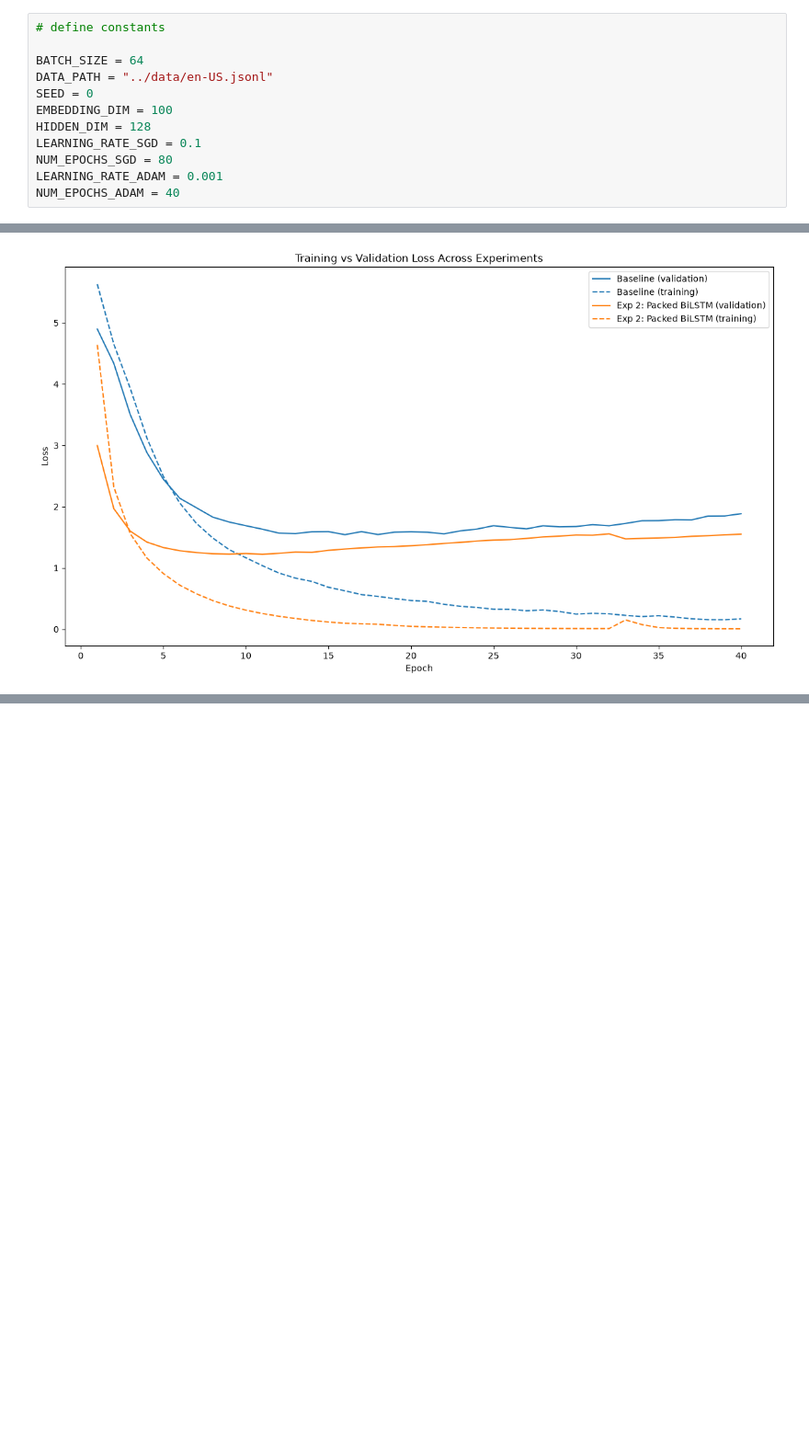
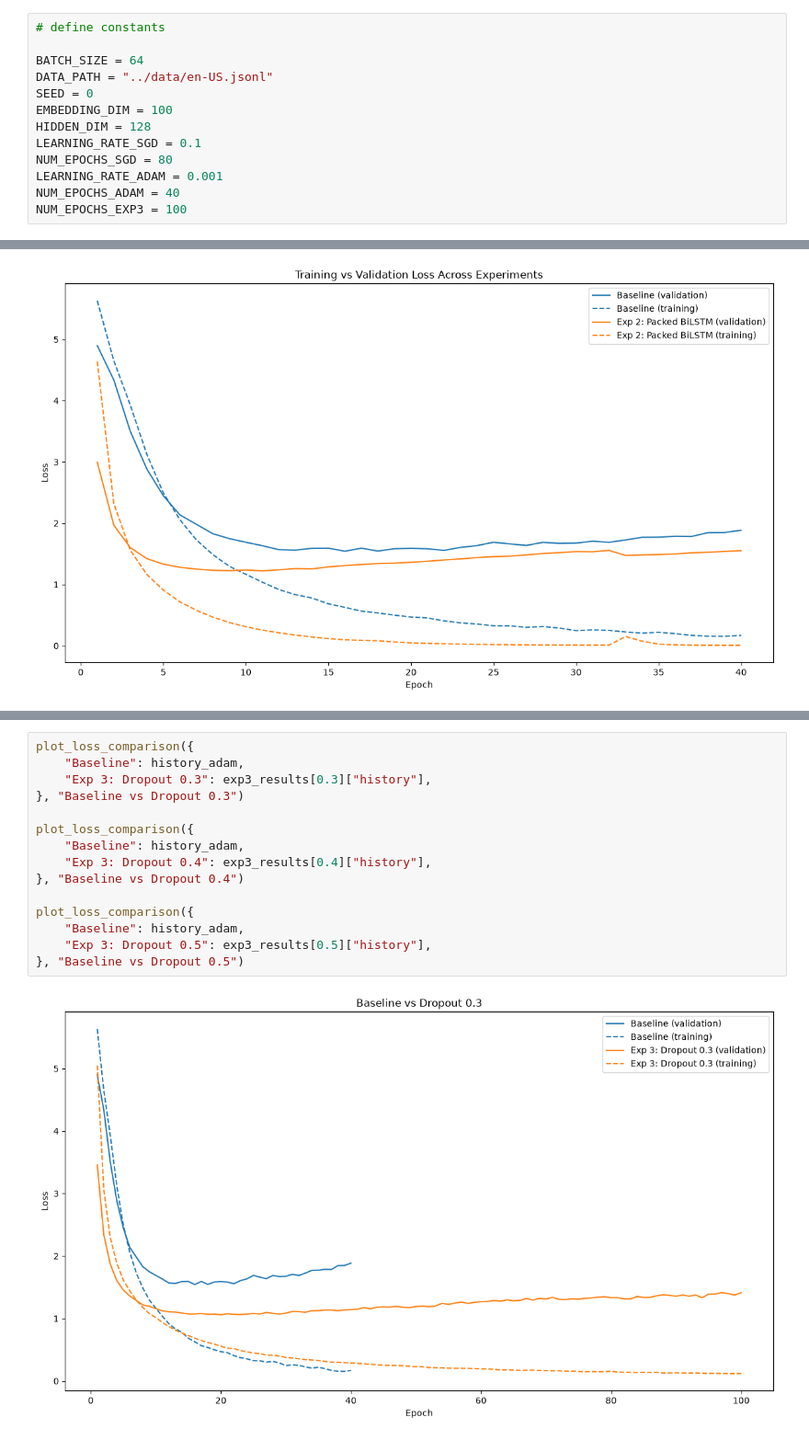
Before and after one commit to thisisadison/MASSIVE-Intent-Slot-NLU, a Jupyter notebook: notebooks/main.ipynb, the cells around one changed output, grey strips where cells are left out. Shown at 92% size. Drawn from its saved outputs; the diff is of its cells as text; blank space fills up the shorter version.

Commit message:
update ai_collaboration with prompt from exp 3, add exp 3 packed bilstm with dropout

```diff
--- a/notebooks/main.ipynb
+++ b/notebooks/main.ipynb
@@ -33,6 +33,7 @@ LEARNING_RATE_SGD = 0.1
 NUM_EPOCHS_SGD = 80
 LEARNING_RATE_ADAM = 0.001
 NUM_EPOCHS_ADAM = 40
+NUM_EPOCHS_EXP3 = 100
 # %%
 # set random seeds for reproducibility
 
@@ -1453,0 +1561,17 @@ plot_loss_comparison({
+# %%
+plot_loss_comparison({
+    "Baseline": history_adam,
+    "Exp 3: Dropout 0.3": exp3_results[0.3]["history"],
+}, "Baseline vs Dropout 0.3")
+
+plot_loss_comparison({
+    "Baseline": history_adam,
+    "Exp 3: Dropout 0.4": exp3_results[0.4]["history"],
+}, "Baseline vs Dropout 0.4")
+
+plot_loss_comparison({
+    "Baseline": history_adam,
+    "Exp 3: Dropout 0.5": exp3_results[0.5]["history"],
+}, "Baseline vs Dropout 0.5")
+# %% [output]
+[figure, added]
```
Also changed, not shown: parts of 5 cells of this notebook, 1 other file.
